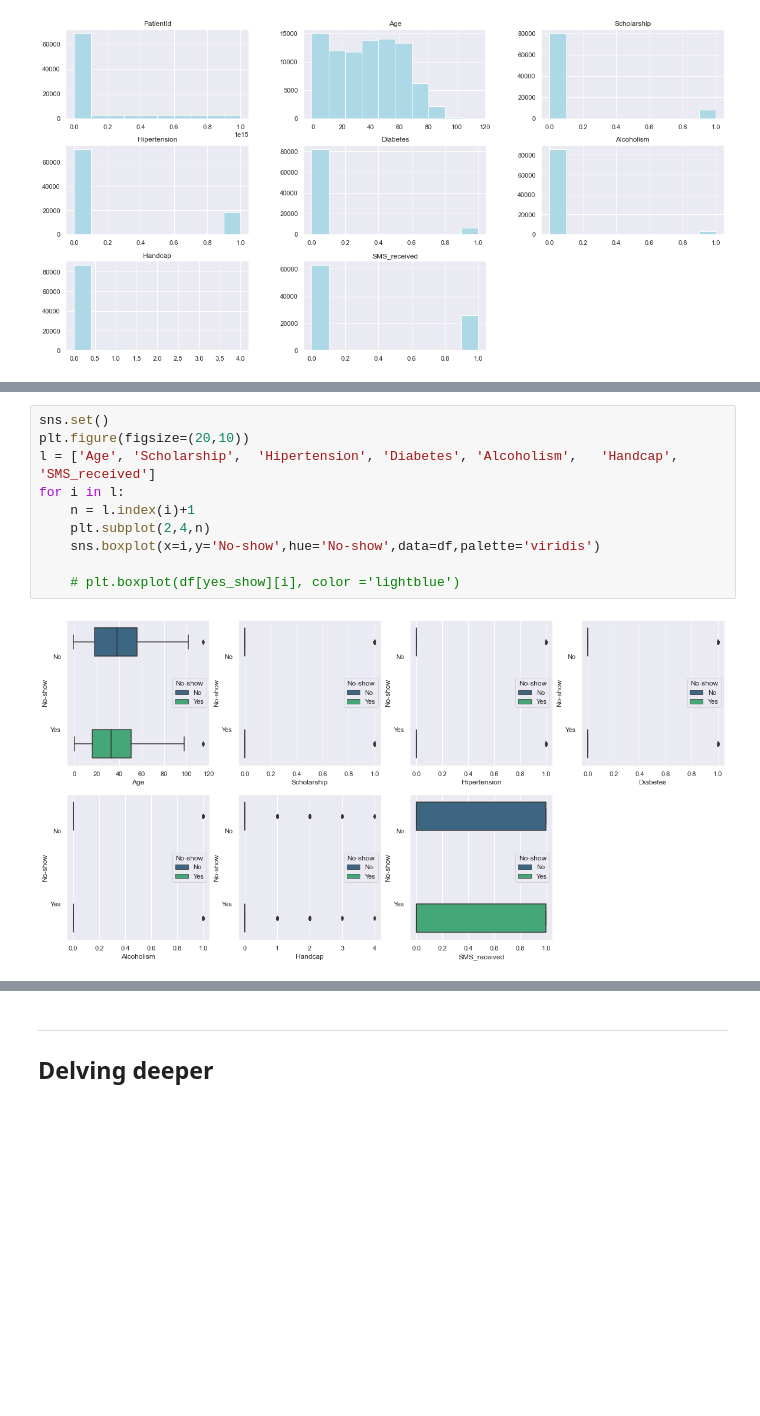
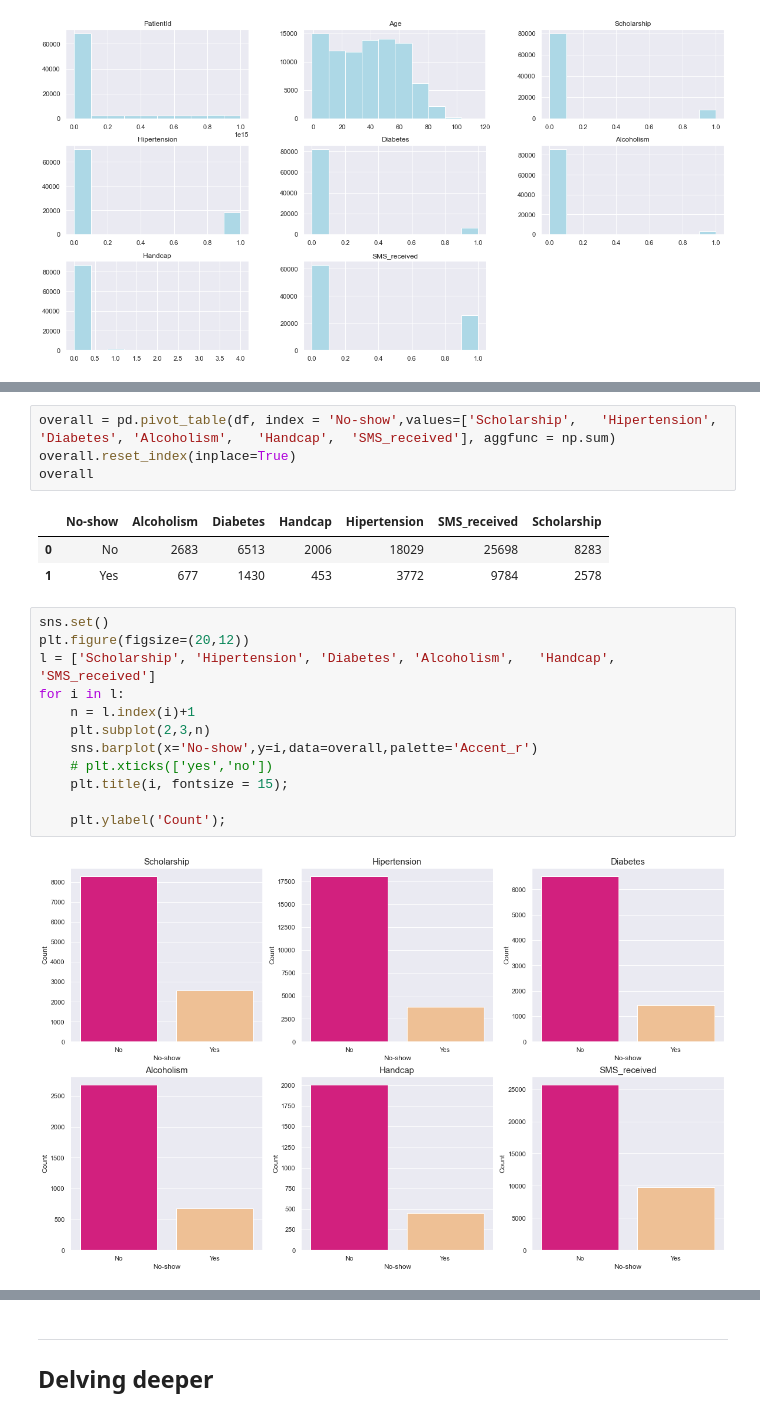
Before and after one commit to Yamamuen/da2, a Jupyter notebook: Project_2.ipynb, the cells around one changed output, grey strips where cells are left out. Cells and saved outputs as stored; diff of their text form; blank space fills up the shorter version.

```diff
--- a/Project_2.ipynb
+++ b/Project_2.ipynb
@@ -132,13 +129,23 @@ df[no_show].describe()
+# %%
+overall = pd.pivot_table(df, index = 'No-show',values=['Scholarship',	'Hipertension',	'Diabetes',	'Alcoholism',	'Handcap',	'SMS_received'], aggfunc = np.sum)
+overall.reset_index(inplace=True)
+overall
+# %% [output]
+|  | No-show | Alcoholism | Diabetes | Handcap | Hipertension | SMS_received | Scholarship |
+| 0 | No | 2683 | 6513 | 2006 | 18029 | 25698 | 8283 |
+| 1 | Yes | 677 | 1430 | 453 | 3772 | 9784 | 2578 |
 # %%
 sns.set()
-plt.figure(figsize=(20,10))
-l = ['Age',	'Scholarship',	'Hipertension',	'Diabetes',	'Alcoholism',	'Handcap',	'SMS_received']
+plt.figure(figsize=(20,12))
+l = ['Scholarship',	'Hipertension',	'Diabetes',	'Alcoholism',	'Handcap',	'SMS_received']
 for i in l:
     n = l.index(i)+1
-    plt.subplot(2,4,n)
-    sns.boxplot(x=i,y='No-show',hue='No-show',data=df,palette='viridis')
+    plt.subplot(2,3,n)
+    sns.barplot(x='No-show',y=i,data=overall,palette='Accent_r')
+    # plt.xticks(['yes','no'])
+    plt.title(i, fontsize = 15);
 
-    # plt.boxplot(df[yes_show][i], color ='lightblue')
+    plt.ylabel('Count');
 # %% [output]
-[figure, old version]
+[figure, new version]
 # %% [markdown]
```
Also changed, not shown: parts of 52 cells of this notebook.
